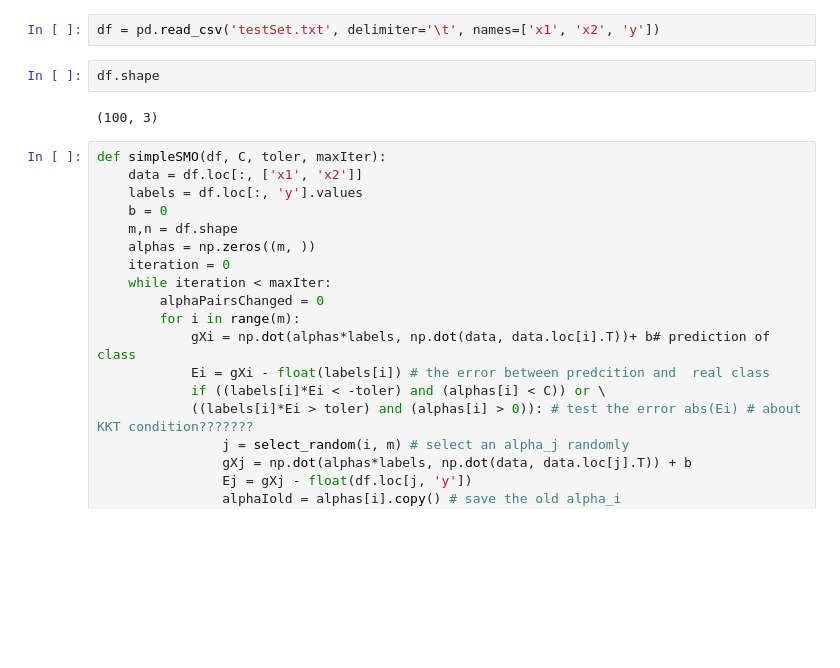
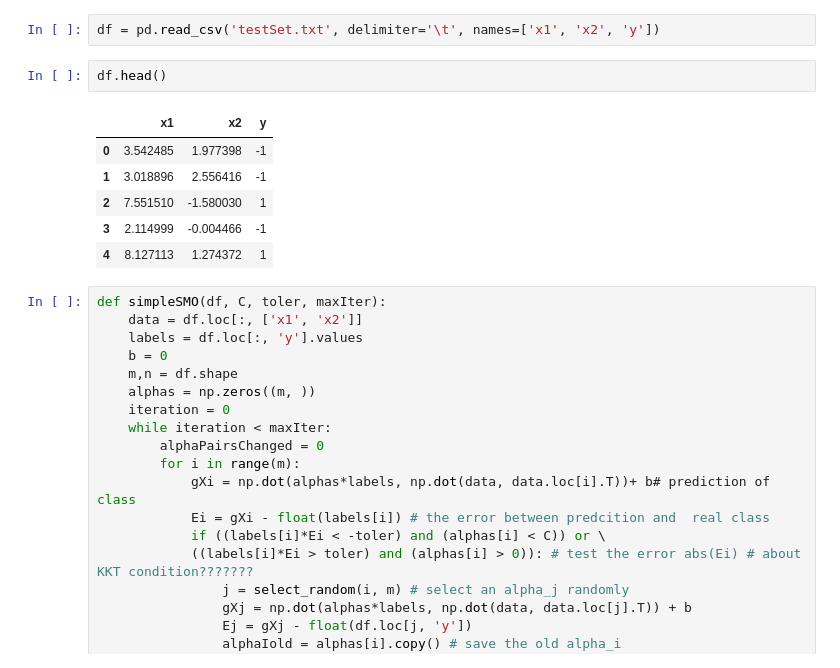
Before and after one commit to xpgeng/exercises_of_machine_learning, a Jupyter notebook: SVM/Example_of_ML_in_Action.ipynb, the cells around one changed output. Drawn from its saved outputs; the diff is of its cells as text; blank space fills up the shorter version.

```diff
--- a/SVM/Example_of_ML_in_Action.ipynb
+++ b/SVM/Example_of_ML_in_Action.ipynb
@@ -27,9 +27,14 @@ select_random(2, 10)
 # %%
 df = pd.read_csv('testSet.txt', delimiter='\t', names=['x1', 'x2', 'y'])
 # %%
-df.shape
+df.head()
 # %% [output]
-(100, 3)
+|  | x1 | x2 | y |
+| 0 | 3.542485 | 1.977398 | -1 |
+| 1 | 3.018896 | 2.556416 | -1 |
+| 2 | 7.551510 | -1.580030 | 1 |
+| 3 | 2.114999 | -0.004466 | -1 |
+| 4 | 8.127113 | 1.274372 | 1 |
 # %%
 def simpleSMO(df, C, toler, maxIter):
     data = df.loc[:, ['x1', 'x2']]
```
Also changed, not shown: parts of 10 cells of this notebook.
